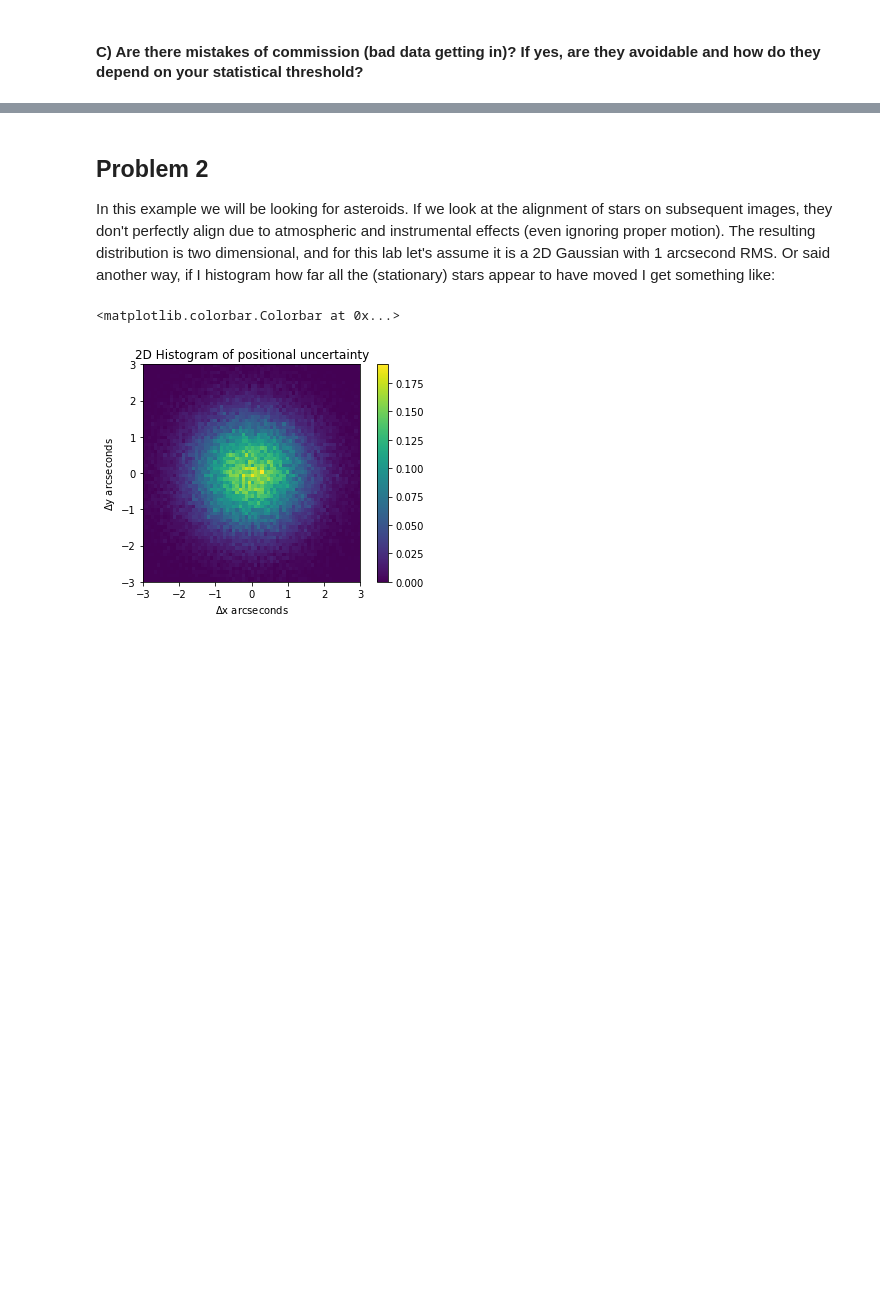
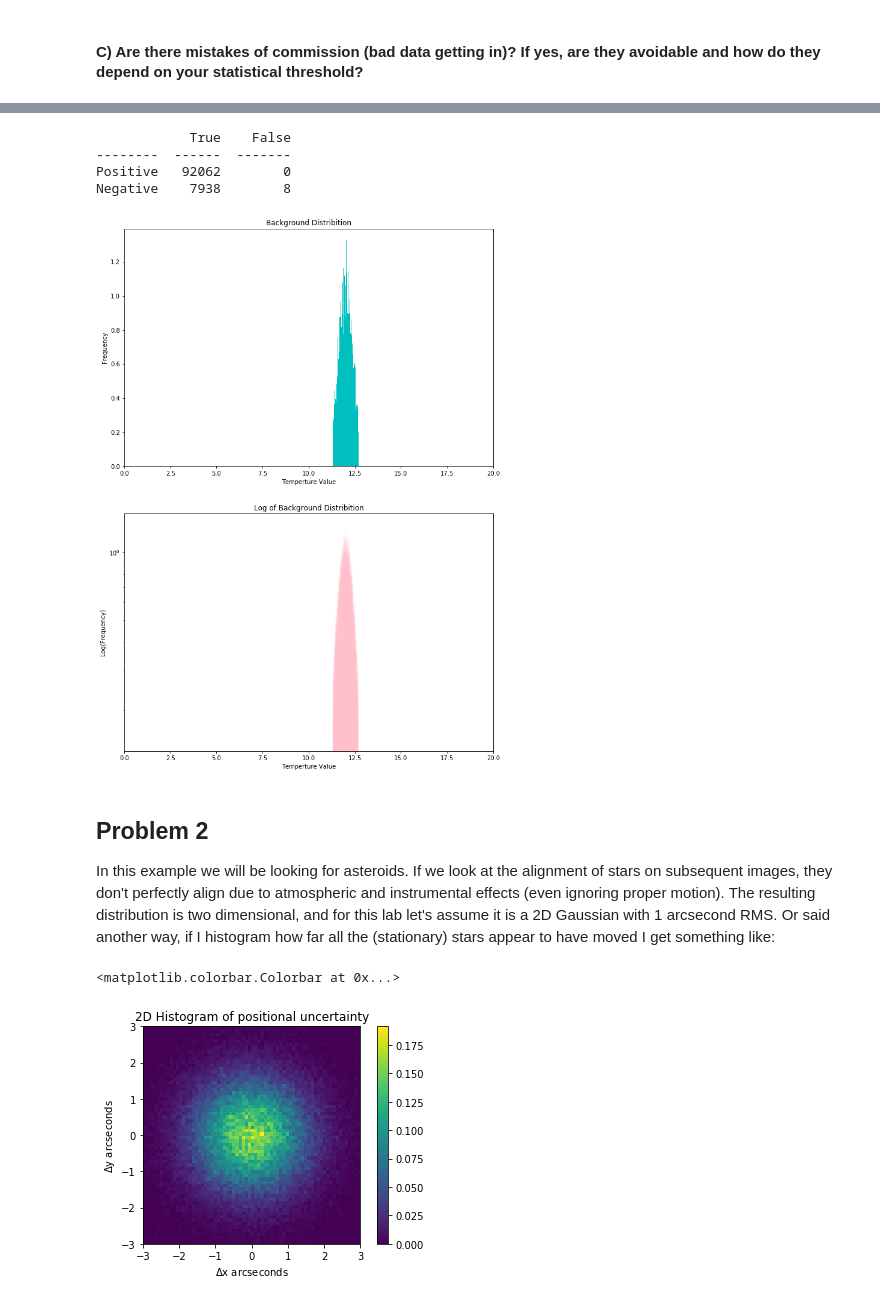
Before and after one commit to lexie98/Physics434, a Jupyter notebook: Lab3.ipynb, the cells around one changed output, grey strips where cells are left out. Cells and saved outputs as stored; diff of their text form; code cells hidden in the pictures; blank space fills up the shorter version.

```diff
--- a/Lab3.ipynb
+++ b/Lab3.ipynb
@@ -34,0 +73,8 @@ x = np.linspace(0,100000,100008)
+# %%
+probability = 8 / 100008
+sigma = stats.norm.isf(p)  #Taking an integral of the probability to find a sigma on a standard normal distribution
+print("Sigma:", sigma)
+x = stats.norm.isf(probability, loc=12, scale=0.4) #taking an integral of the probability for our
+                                                   #specific distribution to find x poisition
+x1 = 12 + 3.77 * 0.4                               #x = mean + sigma * std
+print("Comparing x-values through different methods:",x,"versus",x1)
@@ -58,3 +153,60 @@ ax[1].hist(data, bins=1001, density=True);
+# %%
+mean = 12     # mean of the background distribution
+std  = 0.4    # standard deviation of the background distribution
+sigma= 1.75   # sigma threshold for data-points to surpass to be considered bad
+
+reported_good = [] # An array to keep all the reported good points
+reported_bad = []  # An array to keep all the reported bad points
+false_pos = 0      # A bad data point counted as a good one
+false_neg = 0      # A bad data point counted as a bad one
+true_pos = 0       # A good data point counted as a good data point
+true_neg = 0       # A good data point counted as a bad data point
+
+
+def not_out(value, x):
+    return value > (mean - x*std) and value < (mean + x*std)
+
+
+for point in data:
+    if not_out(point, sigma):
+        reported_good.append(point)
+        if bad_data.count(point) > 0:
+            false_pos+=1
+        else:
+            true_pos+=1
+
+    else:
+        reported_bad.append(point)
+        if bad_data.count(point) > 0:
+            false_neg+=1
+        else:
+            true_neg+=1
+
+print(tb([["Positive", true_pos,false_pos], ["Negative",true_neg,false_neg]], headers=["True", "False"]))
+# %% [output]
+            True    False
+--------  ------  -------
+Positive   92062        0
+Negative    7938        8
+# %%
+fig,ax = plt.subplots(2,1)
+fig.set_size_inches(11,16)
+
+
+ax[0].set_title("Background Distribition")
+ax[0].set_xlabel("Temperture Value")
+ax[0].set_ylabel('Frequency')
+ax[0].set_xlim(0,20)
+ax[0].hist(reported_good, bins=1001, density=True, color='c');
+
+ax[1].set_title("Log of Background Distribition")
+ax[1].set_xlabel("Temperture Value")
+ax[1].set_ylabel('Log(Frequency)')
+ax[1].set_yscale('log')
+ax[1].set_xlim(0,20)
+ax[1].hist(reported_good, bins=1001, density=True, color="pink", histtype='stepfilled');
+# %% [output]
+[figure, added]
 # %% [markdown]
 ## Problem 2
 In this example we will be looking for asteroids. If we look at the alignment of stars on subsequent images, they don't perfectly align due to atmospheric and instrumental effects (even ignoring proper motion). The resulting distribution is two dimensional, and for this lab let's assume it is a 2D Gaussian with 1 arcsecond RMS. Or said another way, if I histogram how far all the (stationary) stars appear to have moved I get something like:
```
Also changed, not shown: parts of 17 cells of this notebook.
